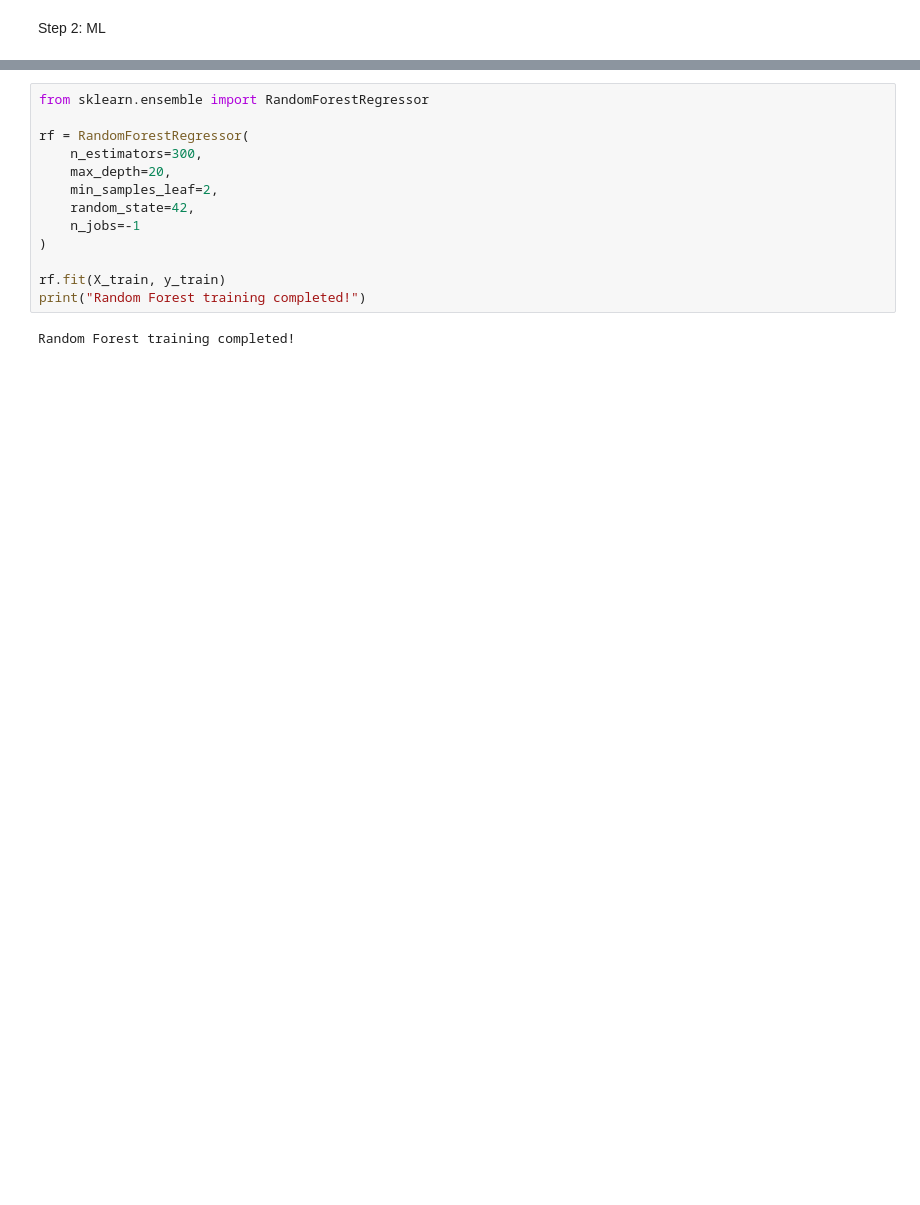
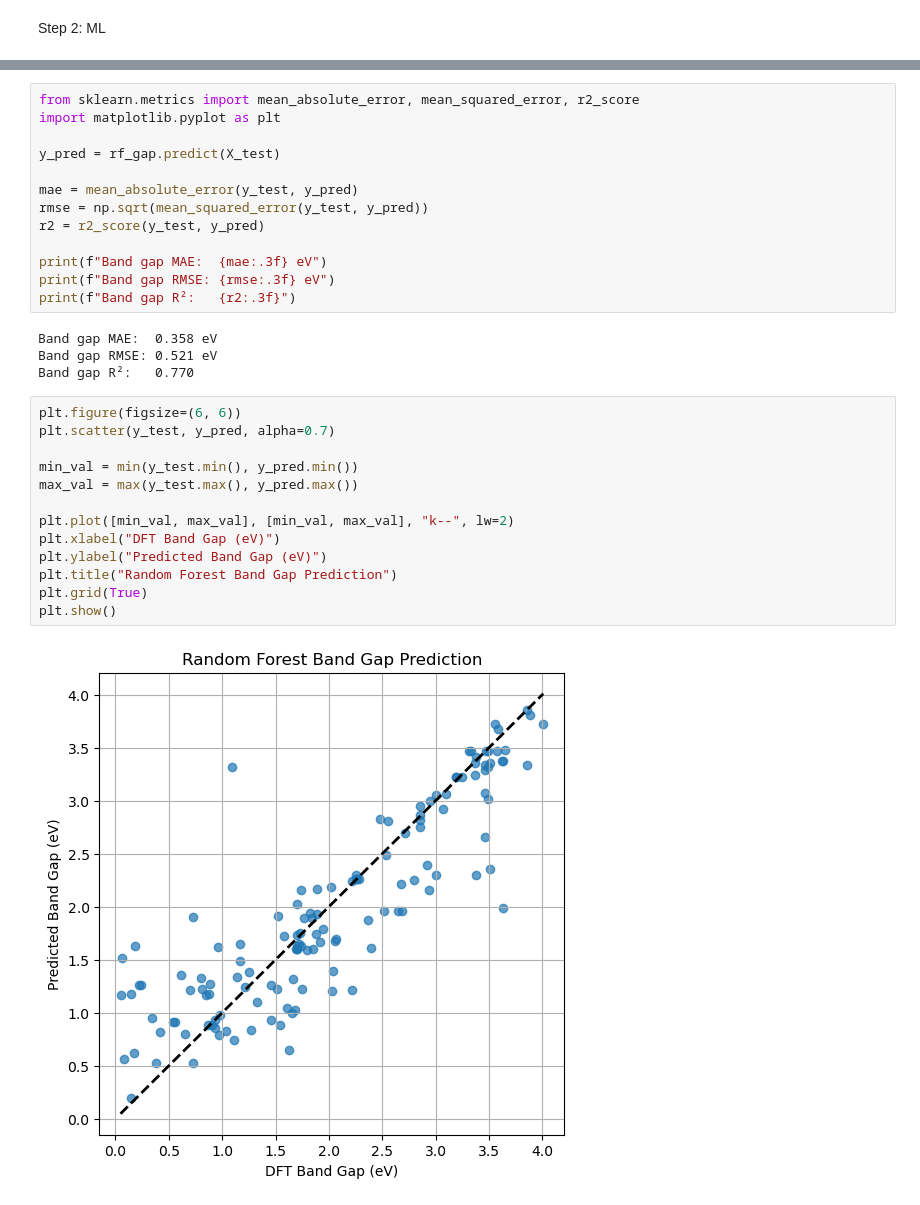
Before and after one commit to Mostaq-Himel/ga-inverse-design-double-perovskites, a Jupyter notebook: project/ml/ml.ipynb, the cells around one changed output, grey strips where cells are left out. Saved outputs shown, nothing was run; the diff lists cells and outputs as text; blank space fills up the shorter version.

```diff
--- a/project/ml/ml.ipynb
+++ b/project/ml/ml.ipynb
@@ -70,16 +58,33 @@ Test samples: 115
 # %%
-from sklearn.ensemble import RandomForestRegressor
+from sklearn.metrics import mean_absolute_error, mean_squared_error, r2_score
+import matplotlib.pyplot as plt
 
-rf = RandomForestRegressor(
-    n_estimators=300,
-    max_depth=20,
-    min_samples_leaf=2,
-    random_state=42,
-    n_jobs=-1
-)
+y_pred = rf_gap.predict(X_test)
 
-rf.fit(X_train, y_train)
-print("Random Forest training completed!")
+mae = mean_absolute_error(y_test, y_pred)
+rmse = np.sqrt(mean_squared_error(y_test, y_pred))
+r2 = r2_score(y_test, y_pred)
+
+print(f"Band gap MAE:  {mae:.3f} eV")
+print(f"Band gap RMSE: {rmse:.3f} eV")
+print(f"Band gap R²:   {r2:.3f}")
 # %% [output]
-Random Forest training completed!
+Band gap MAE:  0.358 eV
+Band gap RMSE: 0.521 eV
+Band gap R²:   0.770
+# %%
+plt.figure(figsize=(6, 6))
+plt.scatter(y_test, y_pred, alpha=0.7)
+
+min_val = min(y_test.min(), y_pred.min())
+max_val = max(y_test.max(), y_pred.max())
+
+plt.plot([min_val, max_val], [min_val, max_val], "k--", lw=2)
+plt.xlabel("DFT Band Gap (eV)")
+plt.ylabel("Predicted Band Gap (eV)")
+plt.title("Random Forest Band Gap Prediction")
+plt.grid(True)
+plt.show()
+# %% [output]
+[figure, added]
 # %%
```
Also changed, not shown: parts of 9 cells of this notebook, 16 other files.
